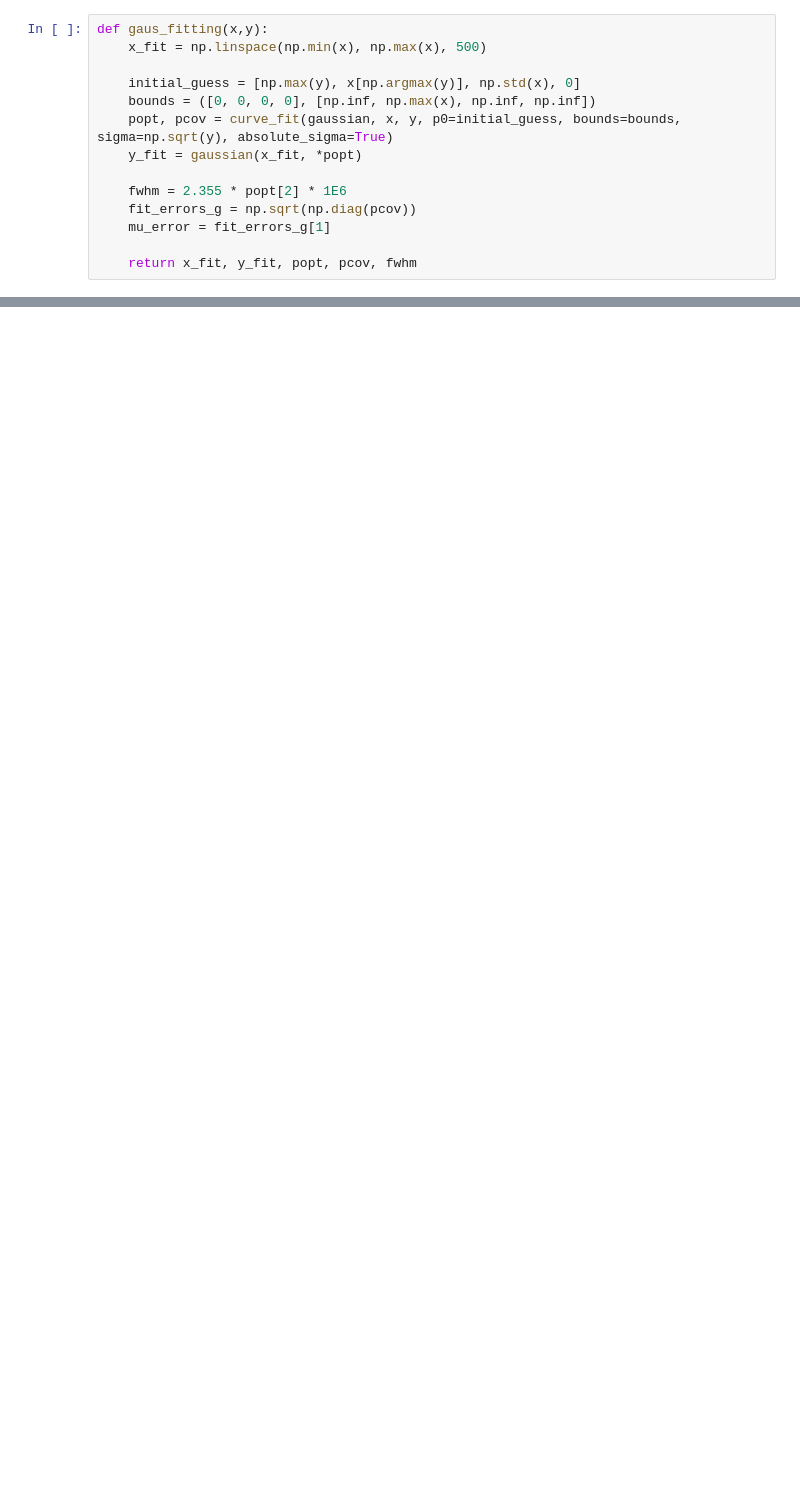
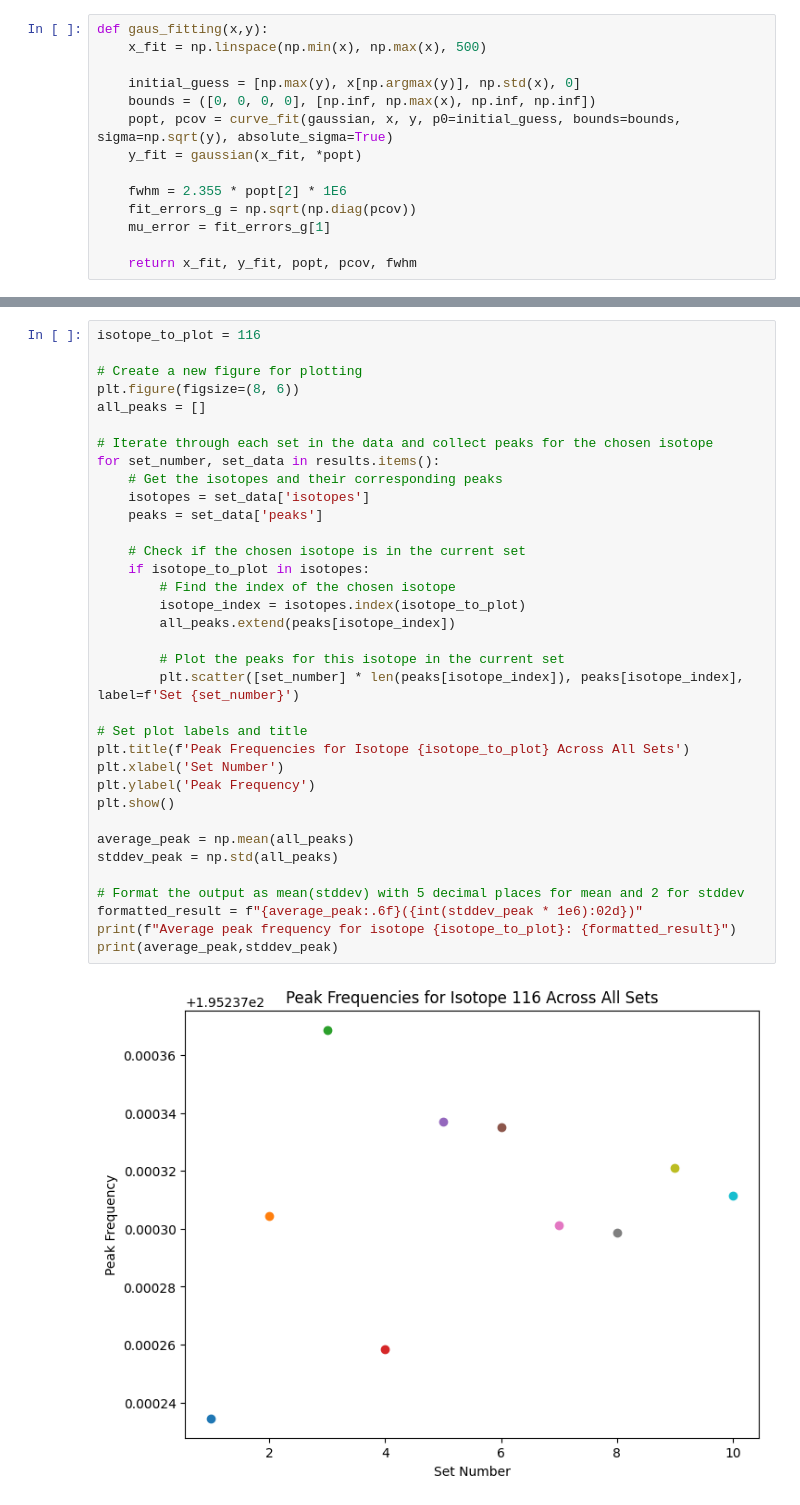
Before and after one commit to mirhex-toldex/desiree_analysis, a Jupyter notebook: Snanalysis2025.ipynb, the cells around one changed output, grey strips where cells are left out. Drawn from its saved outputs; the diff is of its cells as text; blank space fills up the shorter version.

```diff
--- a/Snanalysis2025.ipynb
+++ b/Snanalysis2025.ipynb
@@ -143,0 +310,37 @@ single_set()
+# %%
+isotope_to_plot = 116
+
+# Create a new figure for plotting
+plt.figure(figsize=(8, 6))
+all_peaks = []
+
+# Iterate through each set in the data and collect peaks for the chosen isotope
+for set_number, set_data in results.items():
+    # Get the isotopes and their corresponding peaks
+    isotopes = set_data['isotopes']
+    peaks = set_data['peaks']
+
+    # Check if the chosen isotope is in the current set
+    if isotope_to_plot in isotopes:
+        # Find the index of the chosen isotope
+        isotope_index = isotopes.index(isotope_to_plot)
+        all_peaks.extend(peaks[isotope_index])
+
+        # Plot the peaks for this isotope in the current set
+        plt.scatter([set_number] * len(peaks[isotope_index]), peaks[isotope_index], label=f'Set {set_number}')
+
+# Set plot labels and title
+plt.title(f'Peak Frequencies for Isotope {isotope_to_plot} Across All Sets')
+plt.xlabel('Set Number')
+plt.ylabel('Peak Frequency')
+plt.show()
+
+average_peak = np.mean(all_peaks)
+stddev_peak = np.std(all_peaks)
+
+# Format the output as mean(stddev) with 5 decimal places for mean and 2 for stddev
+formatted_result = f"{average_peak:.6f}({int(stddev_peak * 1e6):02d})"
+print(f"Average peak frequency for isotope {isotope_to_plot}: {formatted_result}")
+print(average_peak,stddev_peak)
+# %% [output]
+[figure, added]
```
Also changed, not shown: parts of 15 cells of this notebook, 1 other file.
